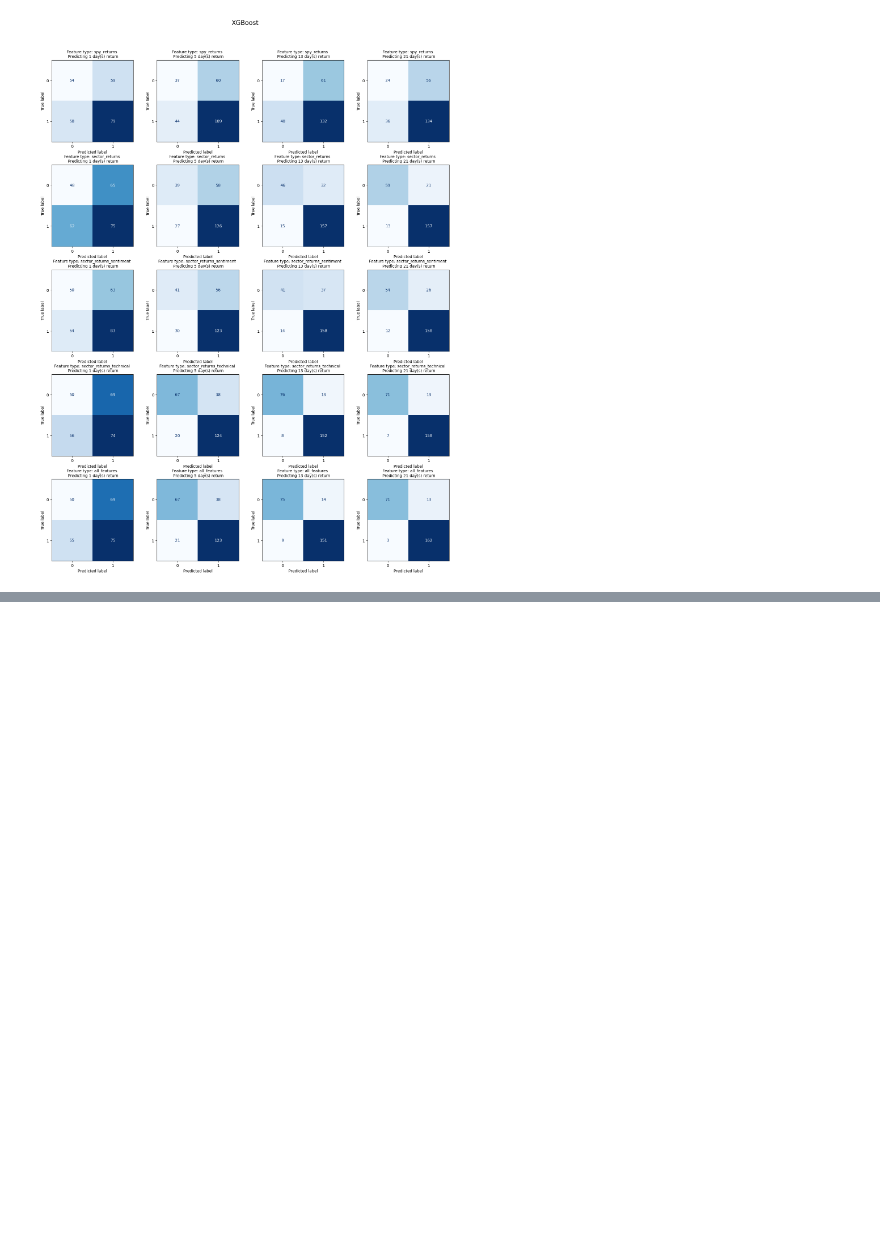
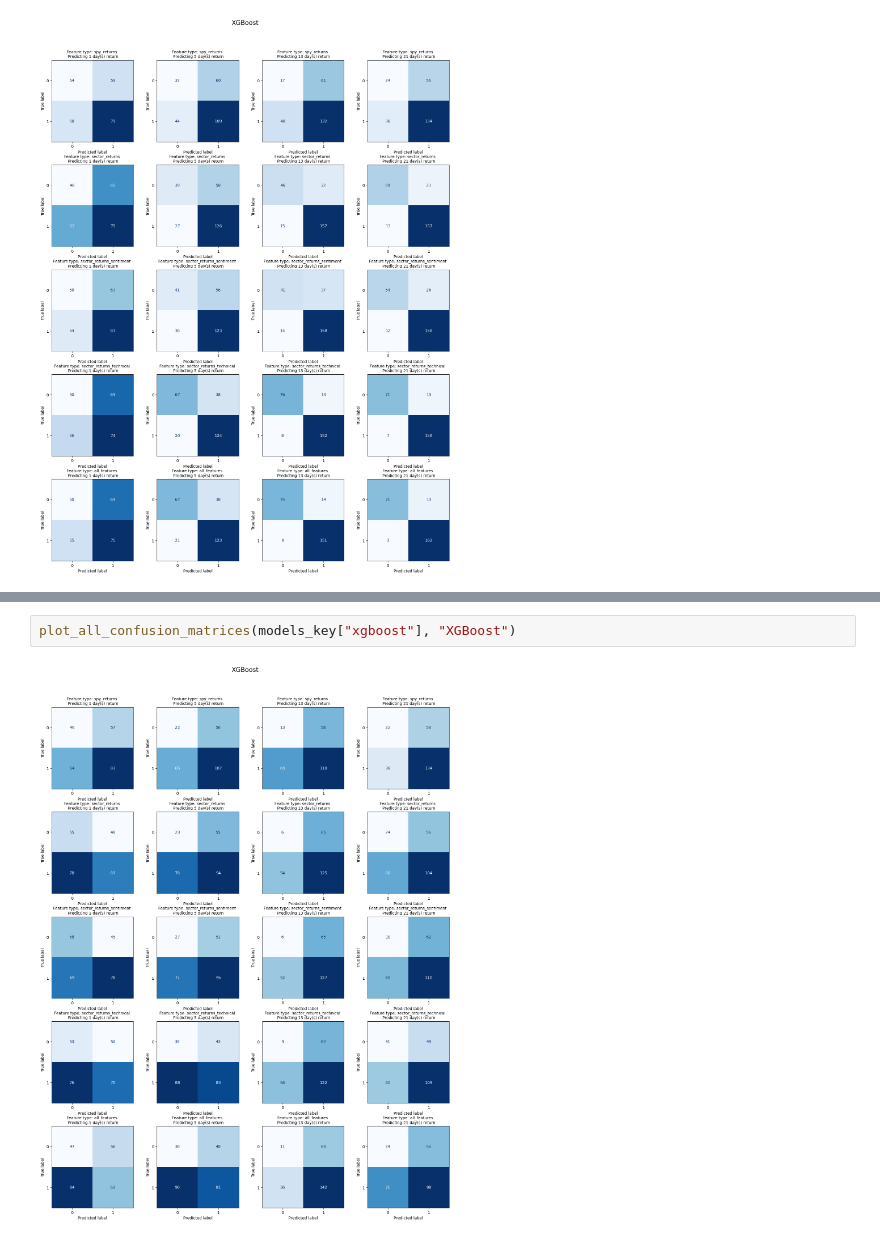
Before and after one commit to nogibjj/Hedgehog, a Jupyter notebook: predictions.ipynb, the cells around one changed output, grey strips where cells are left out. Cells and saved outputs as stored; diff of their text form; blank space fills up the shorter version.

```diff
--- a/predictions.ipynb
+++ b/predictions.ipynb
@@ -149,0 +265,4 @@ plot_all_confusion_matrices(models_key["xgboost"], "XGBoost")
+# %%
+plot_all_confusion_matrices(models_key["xgboost"], "XGBoost")
+# %% [output]
+[figure, added]
```
Also changed, not shown: parts of 4 cells of this notebook, 1 other file.
